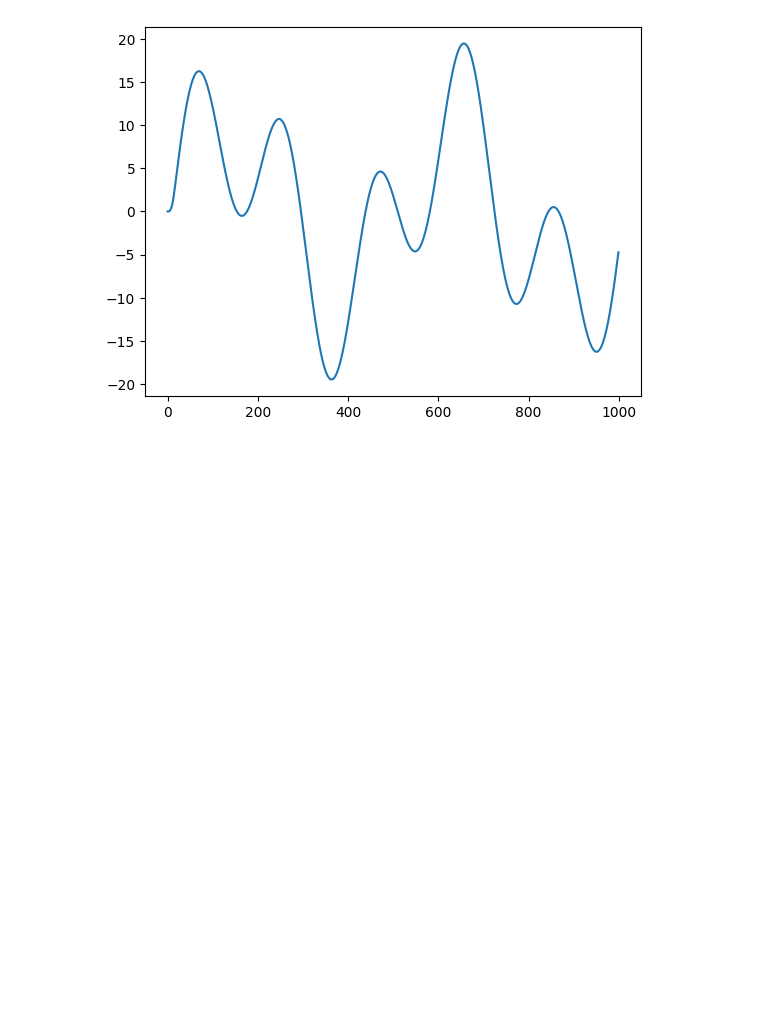
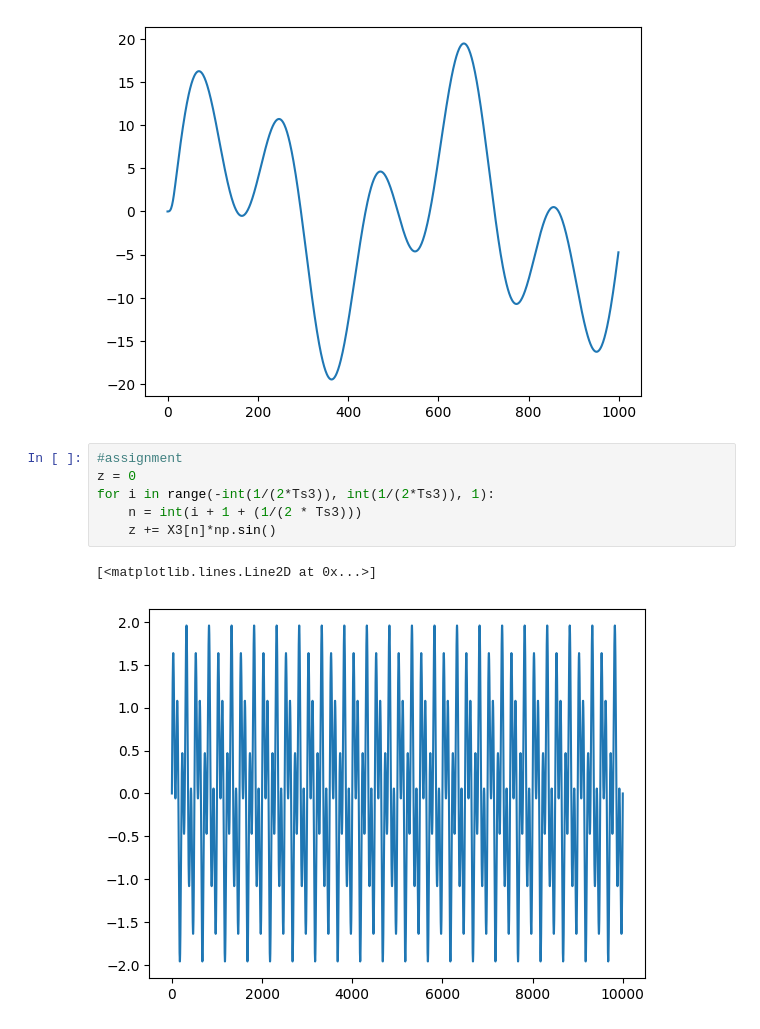
Before and after one commit to ParasKore2003/DSP, a Jupyter notebook: lab3.ipynb, the cells around one changed output. Saved outputs shown, nothing was run; the diff lists cells and outputs as text; blank space fills up the shorter version.

```diff
--- a/lab3.ipynb
+++ b/lab3.ipynb
@@ -100,3 +100,12 @@ plt.plot(Y_f3[0:1000])
 # %% [output]
 [<matplotlib.lines.Line2D at 0x...>]
 [figure]
+# %%
+#assignment
+z = 0
+for i in range(-int(1/(2*Ts3)), int(1/(2*Ts3)), 1):
+    n = int(i + 1 + (1/(2 * Ts3)))
+    z += X3[n]*np.sin()
+# %% [output]
+[<matplotlib.lines.Line2D at 0x...>]
+[figure, added]
```
Also changed, not shown: parts of 1 cell of this notebook, 1 other file.
